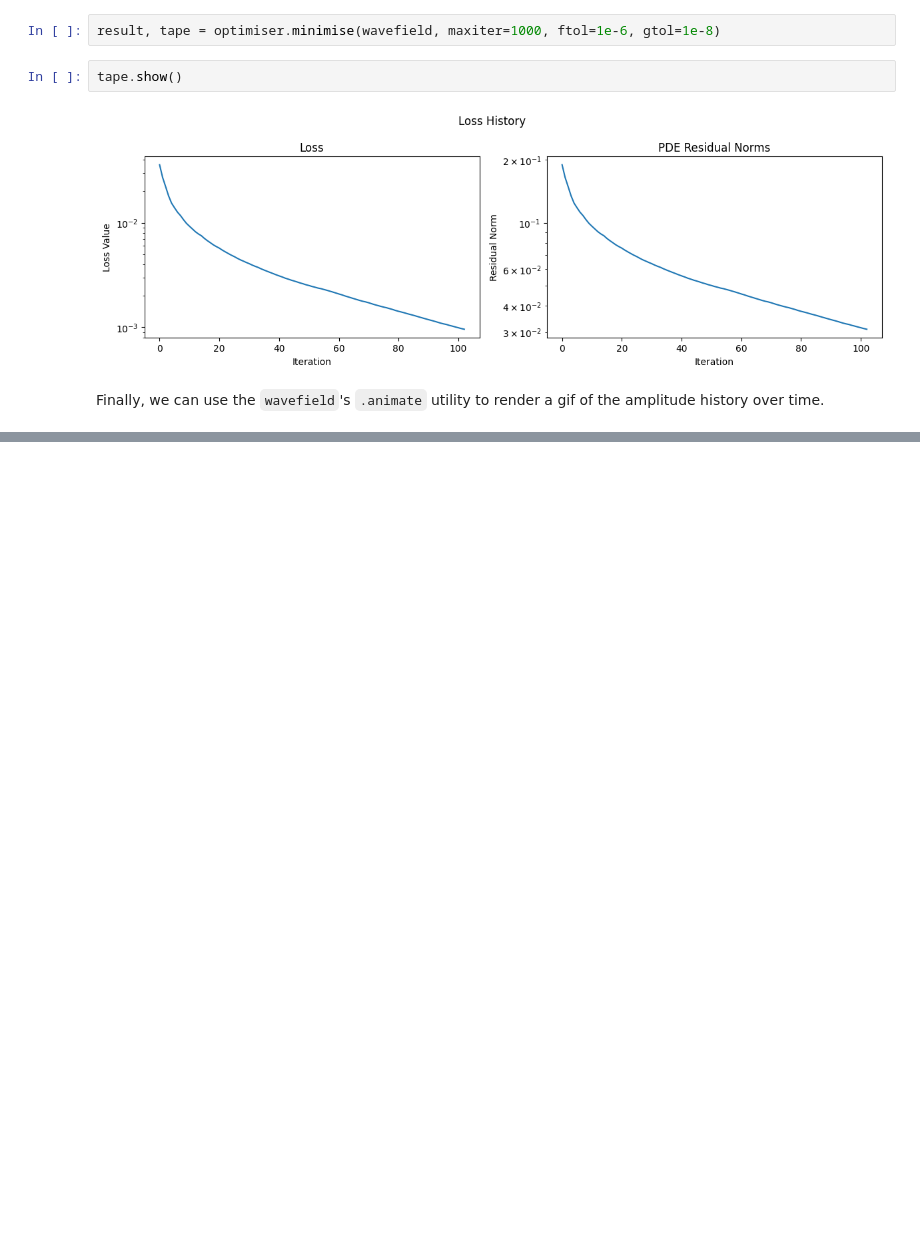
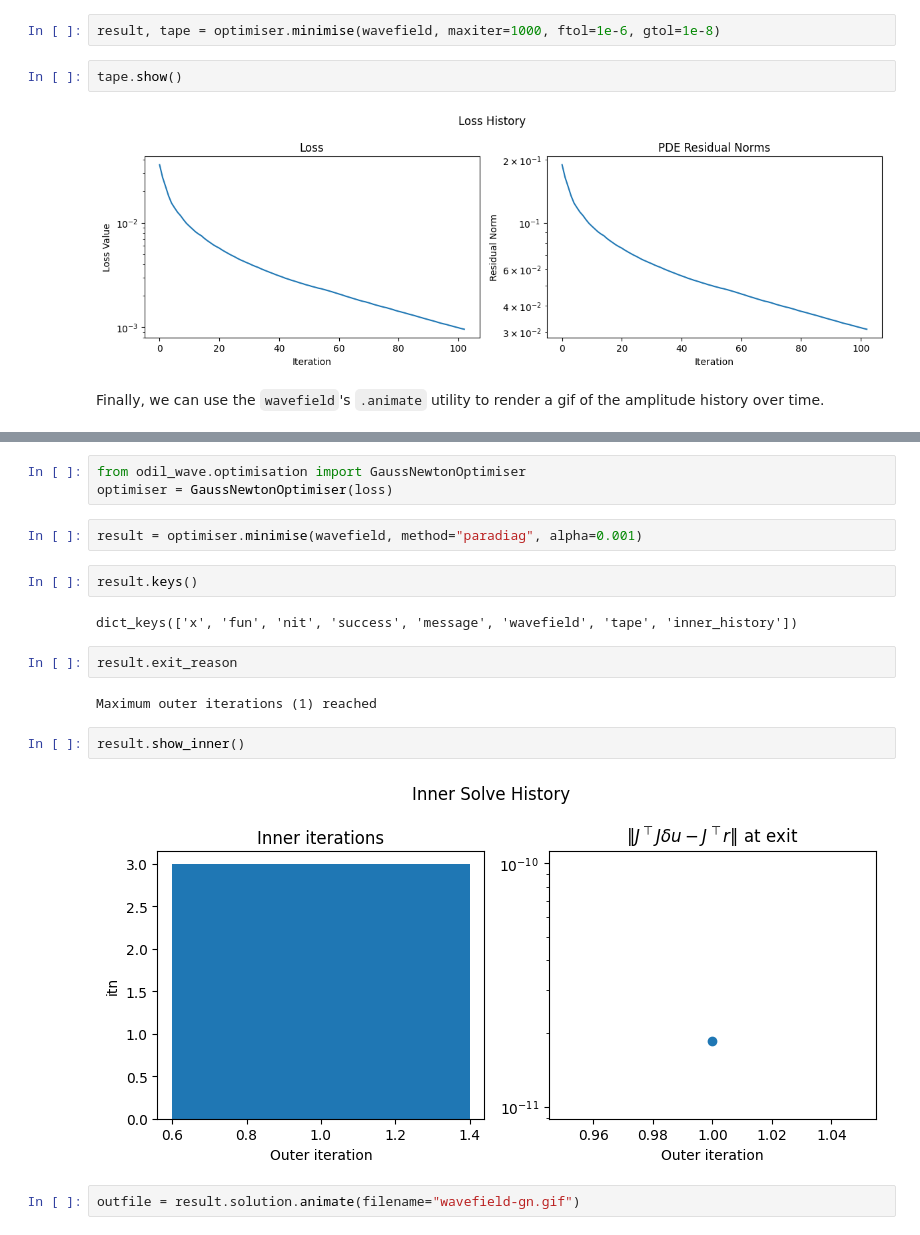
Before and after one commit to lookdnr/odil-wave, a Jupyter notebook: notebooks/examples/forward-basic.ipynb, the cells around one changed output, grey strips where cells are left out. Saved outputs shown, nothing was run; the diff lists cells and outputs as text; blank space fills up the shorter version.

```diff
--- a/notebooks/examples/forward-basic.ipynb
+++ b/notebooks/examples/forward-basic.ipynb
@@ -91,0 +125,19 @@ outfile = result.animate()
+# %%
+from odil_wave.optimisation import GaussNewtonOptimiser
+optimiser = GaussNewtonOptimiser(loss)
+# %%
+result = optimiser.minimise(wavefield, method="paradiag", alpha=0.001)
+# %%
+result.keys()
+# %% [output]
+dict_keys(['x', 'fun', 'nit', 'success', 'message', 'wavefield', 'tape', 'inner_history'])
+# %%
+result.exit_reason
+# %% [output]
+Maximum outer iterations (1) reached
+# %%
+result.show_inner()
+# %% [output]
+[figure, added]
+# %%
+outfile = result.solution.animate(filename="wavefield-gn.gif")
```
Also changed, not shown: parts of 9 cells of this notebook.
